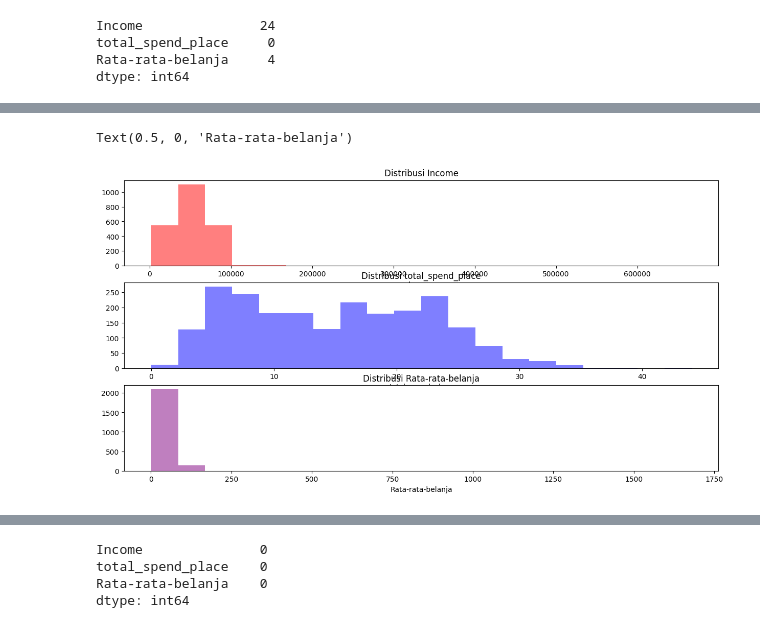
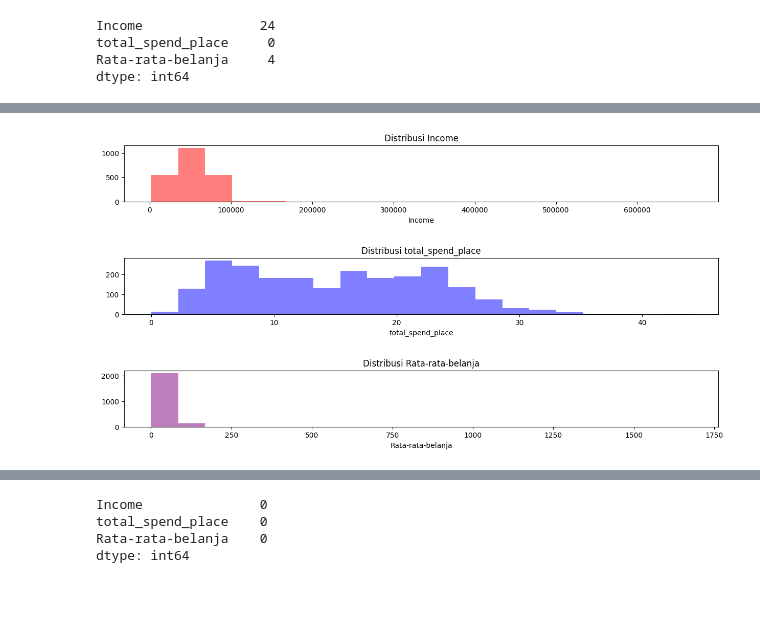
Before and after one commit to qiqioberon/Machine-Learning, a Jupyter notebook: Tugas 2/Muhammad Aqil Farrukh_5025221158_Tugas 2_Personality Analysis K-means.ipynb, the cells around one changed output, grey strips where cells are left out. Cells and saved outputs as stored; diff of their text form; code cells hidden in the pictures; blank space fills up the shorter version.

```diff
--- a/Tugas 2/Muhammad Aqil Farrukh_5025221158_Tugas 2_Personality Analysis K-means.ipynb
+++ b/Tugas 2/Muhammad Aqil Farrukh_5025221158_Tugas 2_Personality Analysis K-means.ipynb
@@ -229,20 +238,23 @@ memory usage: 52.6 KB
 # %%
 plt.figure(figsize=(15, 10))
 
 plt.subplot(4, 1, 1)
 plt.hist(df['Income'].dropna(), bins=20, color='red', alpha=0.5)
 plt.title('Distribusi Income')
 plt.xlabel('Income')
 
 plt.subplot(4, 1, 2)
 plt.hist(df['total_spend_place'].dropna(), bins=20, color='blue', alpha=0.5)
 plt.title('Distribusi total_spend_place')
 plt.xlabel('total_spend_place')
 
 plt.subplot(4, 1, 3)
 plt.hist(df['Rata-rata-belanja'].dropna(), bins=20, color='purple', alpha=0.5)
 plt.title('Distribusi Rata-rata-belanja')
 plt.xlabel('Rata-rata-belanja')
+
+plt.subplots_adjust(hspace=1)  # Menambahkan jarak antar subplot secara vertikal
+
+plt.show()
 # %% [output]
-Text(0.5, 0, 'Rata-rata-belanja')
-[figure, old version]
+[figure, new version]
```
Also changed, not shown: parts of 22 cells of this notebook.
